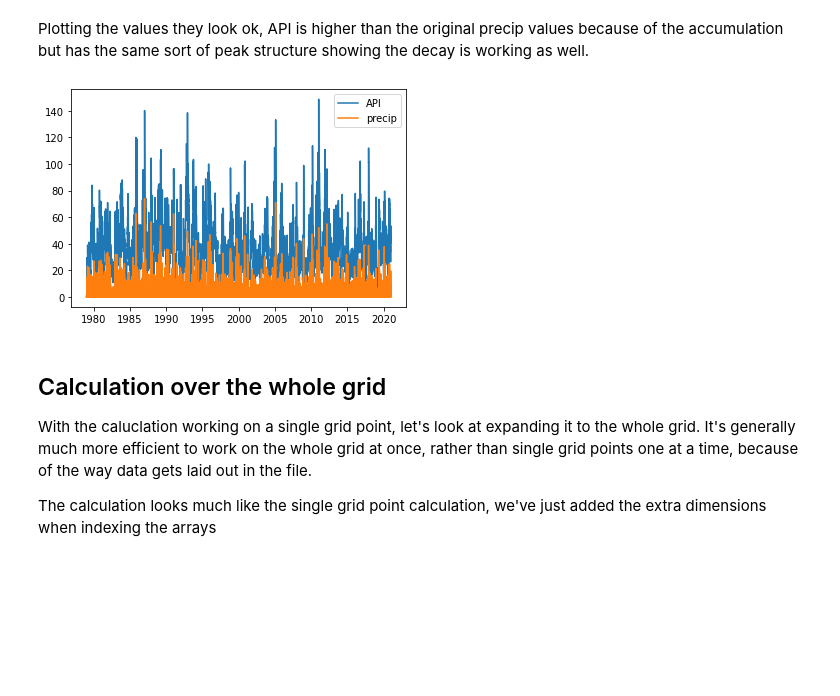
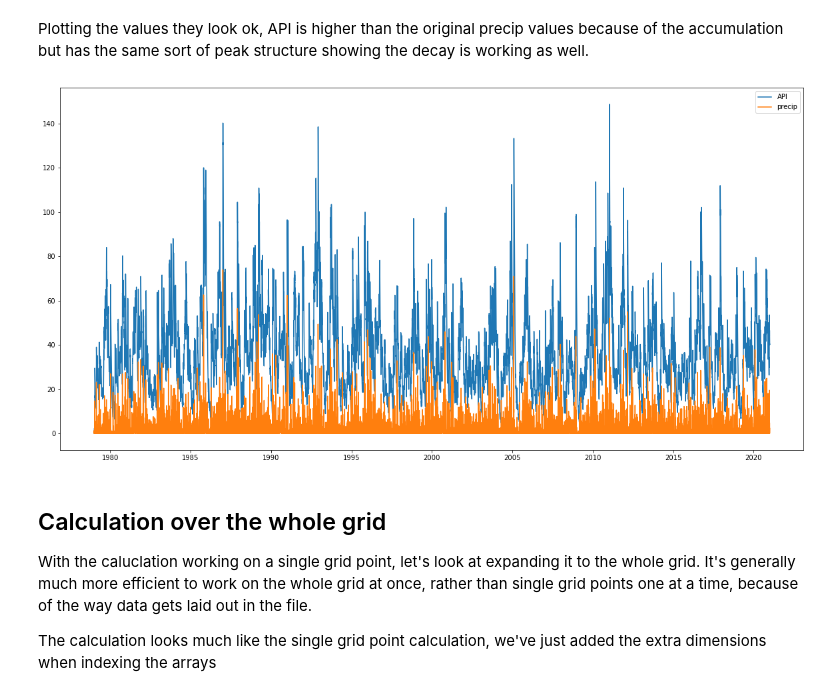
Before and after one commit to coecms/coecms.github.io, a Jupyter notebook: posts/2021-11-24-api.ipynb, the cells around one changed output. Saved outputs shown, nothing was run; the diff lists cells and outputs as text; code cells hidden in the pictures; blank space fills up the shorter version.

Commit message:
Add timings, bigger plots

```diff
--- a/posts/2021-11-24-api.ipynb
+++ b/posts/2021-11-24-api.ipynb
@@ -85,11 +85,12 @@ for i in range(1, len(precip_mel)):
 # %% [markdown]
 Plotting the values they look ok, API is higher than the original precip values because of the accumulation but has the same sort of peak structure showing the decay is working as well.
 # %%
+plt.figure(figsize=(20,10))
 plt.plot(precip_mel.time, api_mel, label='API')
 plt.plot(precip_mel.time, precip_mel, label='precip')
 plt.legend();
 # %% [output]
-[figure, old version]
+[figure, new version]
 # %% [markdown]
 ## Calculation over the whole grid
 
```
Also changed, not shown: parts of 4 cells of this notebook.
